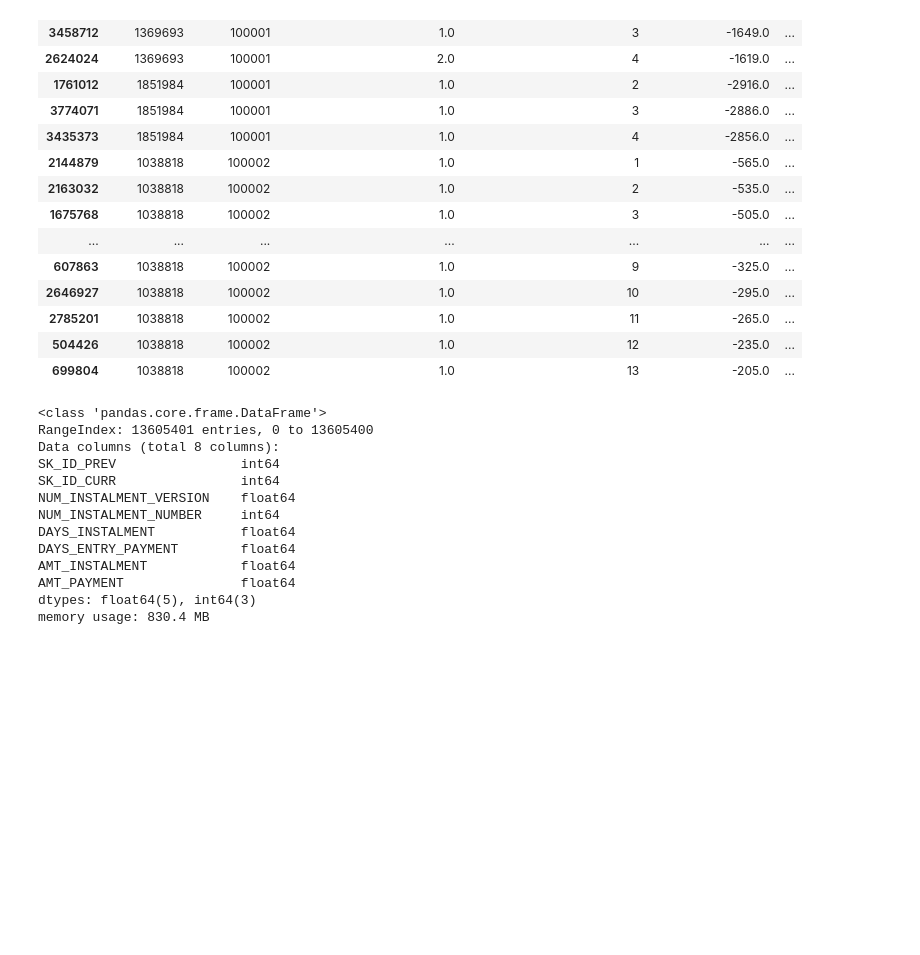
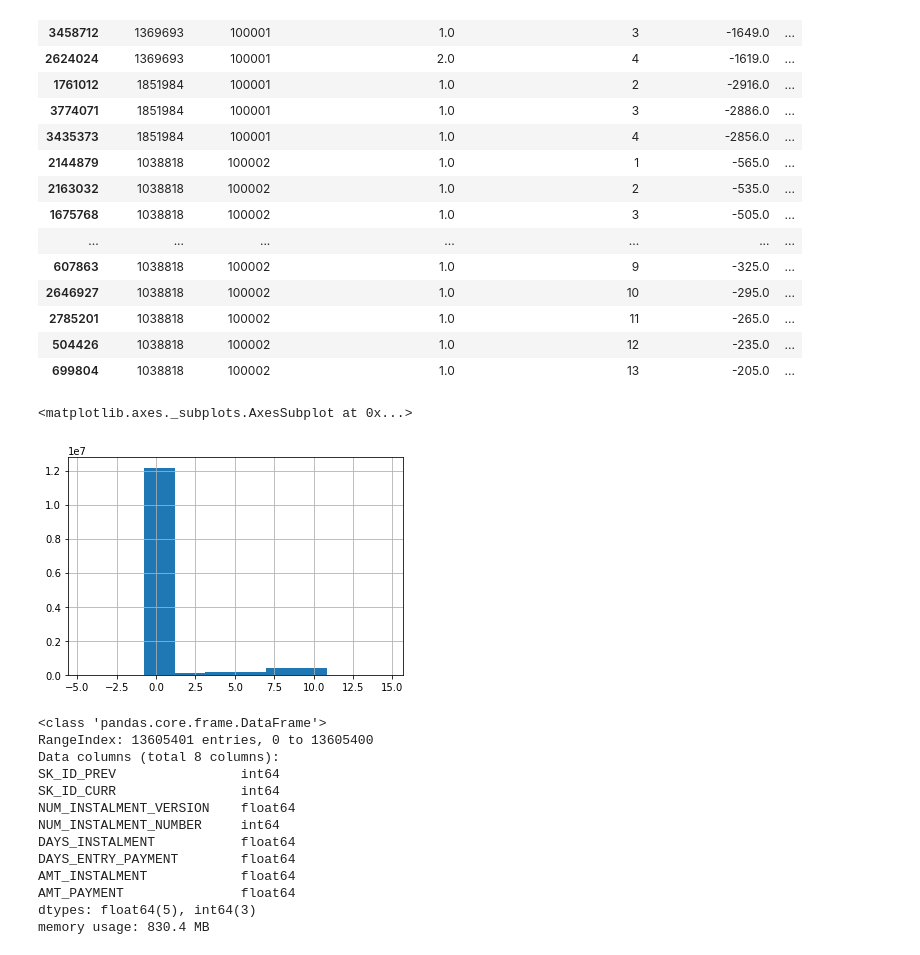
Before and after one commit to youess/credit_risk, a Jupyter notebook: eda/EDA_HOME_credit_Analysis.ipynb, the cells around one changed output. Drawn from its saved outputs; the diff is of its cells as text; code cells hidden in the pictures; blank space fills up the shorter version.

```diff
--- a/eda/EDA_HOME_credit_Analysis.ipynb
+++ b/eda/EDA_HOME_credit_Analysis.ipynb
@@ -556,6 +545,11 @@ installments_payments.sort_values(['SK_ID_CURR', 'SK_ID_PREV', 'NUM_INSTALMENT_N
 | 2785201 | 1038818 | 100002 | 1.0 | 11 | -265.0 | ... |
 | 504426 | 1038818 | 100002 | 1.0 | 12 | -235.0 | ... |
 | 699804 | 1038818 | 100002 | 1.0 | 13 | -205.0 | ... |
+# %%
+(installments_payments['AMT_INSTALMENT'] - installments_payments['AMT_PAYMENT'])
+# %% [output]
+<matplotlib.axes._subplots.AxesSubplot at 0x...>
+[figure, added]
 # %%
 installments_payments.info()
 installments_payments.isnull().sum()
```
Also changed, not shown: parts of 4 cells of this notebook, 6 other files.
